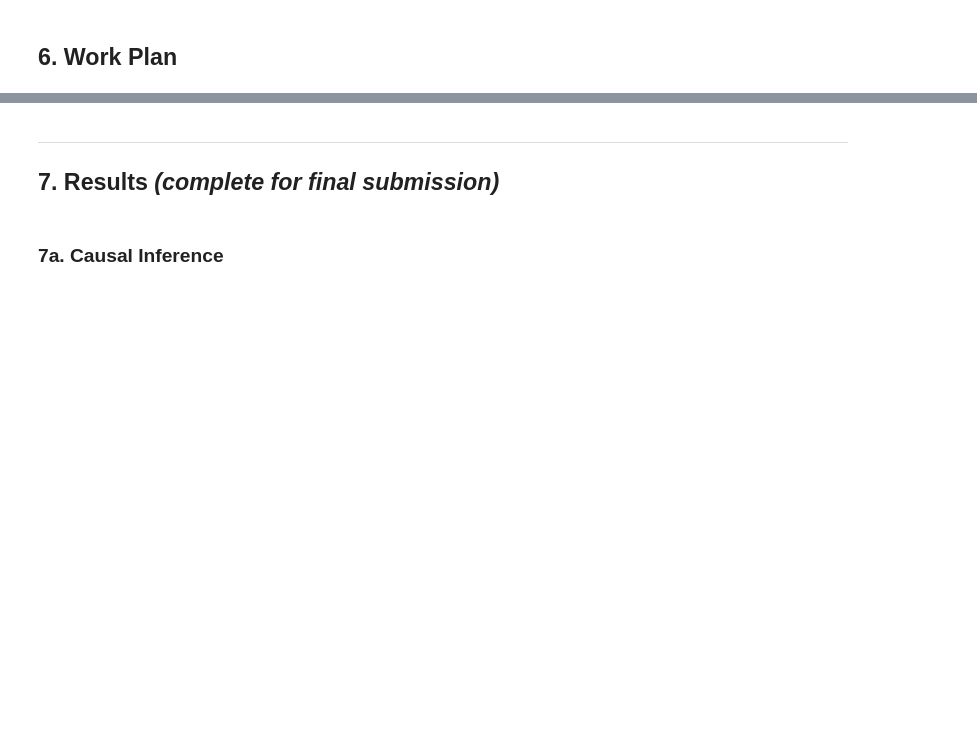
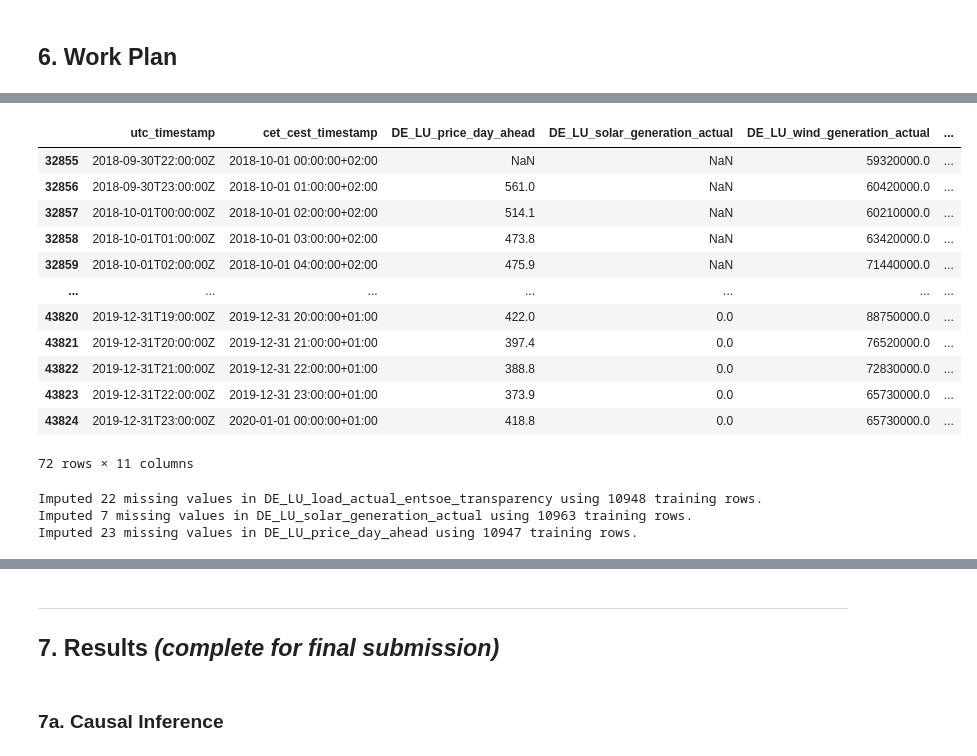
Before and after one commit to firrm/DAI, a Jupyter notebook: mission/proposals_st26/mission_proposal_group_T_P1.ipynb, the cells around one changed output, grey strips where cells are left out. Cells and saved outputs as stored; diff of their text form; code cells hidden in the pictures; blank space fills up the shorter version.

```diff
--- a/mission/proposals_st26/mission_proposal_group_T_P1.ipynb
+++ b/mission/proposals_st26/mission_proposal_group_T_P1.ipynb
@@ -304,0 +485,16 @@ Supervised Learning
+# %%
+df[df[df.columns].isna().any(axis=1)]
+# %% [output]
+|  | utc_timestamp | cet_cest_timestamp | DE_LU_price_day_ahead | DE_LU_solar_generation_actual | DE_LU_wind_generation_actual | ... |
+| 32855 | 2018-09-30T22:00:00Z | 2018-10-01 00:00:00+02:00 | NaN | NaN | 59320000.0 | ... |
+| 32856 | 2018-09-30T23:00:00Z | 2018-10-01 01:00:00+02:00 | 561.0 | NaN | 60420000.0 | ... |
+| 32857 | 2018-10-01T00:00:00Z | 2018-10-01 02:00:00+02:00 | 514.1 | NaN | 60210000.0 | ... |
+| 32858 | 2018-10-01T01:00:00Z | 2018-10-01 03:00:00+02:00 | 473.8 | NaN | 63420000.0 | ... |
+| 32859 | 2018-10-01T02:00:00Z | 2018-10-01 04:00:00+02:00 | 475.9 | NaN | 71440000.0 | ... |
+| ... | ... | ... | ... | ... | ... | ... |
+| 43820 | 2019-12-31T19:00:00Z | 2019-12-31 20:00:00+01:00 | 422.0 | 0.0 | 88750000.0 | ... |
+| 43821 | 2019-12-31T20:00:00Z | 2019-12-31 21:00:00+01:00 | 397.4 | 0.0 | 76520000.0 | ... |
+| 43822 | 2019-12-31T21:00:00Z | 2019-12-31 22:00:00+01:00 | 388.8 | 0.0 | 72830000.0 | ... |
+| 43823 | 2019-12-31T22:00:00Z | 2019-12-31 23:00:00+01:00 | 373.9 | 0.0 | 65730000.0 | ... |
+| 43824 | 2019-12-31T23:00:00Z | 2020-01-01 00:00:00+01:00 | 418.8 | 0.0 | 65730000.0 | ... |
+72 rows × 11 columns
@@ -304,0 +505,39 @@ Supervised Learning
+# %%
+from sklearn.neighbors import KNeighborsRegressor
+
+
+impute_targets = [
+    "DE_LU_load_actual_entsoe_transparency",
+    "DE_LU_solar_generation_actual",
+    "DE_LU_price_day_ahead",
+]
+
+predictor_cols = [
+    "DE_LU_wind_generation_actual",
+    "DE_wind_capacity",
+    "DE_solar_capacity",
+    "DE_temperature",
+    "DE_radiation_direct_horizontal",
+    "DE_radiation_diffuse_horizontal",
+]
+
+
+for target in impute_targets:
+    valid_predictors = df[predictor_cols].notna().all(axis=1)
+    train_mask = df[target].notna() & valid_predictors
+    predict_mask = df[target].isna() & valid_predictors
+
+    X_train = df.loc[train_mask, predictor_cols]
+    y_train = df.loc[train_mask, target]
+    X_pred = df.loc[predict_mask, predictor_cols]
+
+    if len(X_train) == 0 or len(X_pred) == 0:
+        continue
+
+    knn = KNeighborsRegressor(n_neighbors=5, weights="distance")
+    knn.fit(X_train, y_train)
+    df.loc[predict_mask, target] = knn.predict(X_pred)
+# %% [output]
+Imputed 22 missing values in DE_LU_load_actual_entsoe_transparency using 10948 training rows.
+Imputed 7 missing values in DE_LU_solar_generation_actual using 10963 training rows.
+Imputed 23 missing values in DE_LU_price_day_ahead using 10947 training rows.
```
Also changed, not shown: parts of 26 cells of this notebook.
